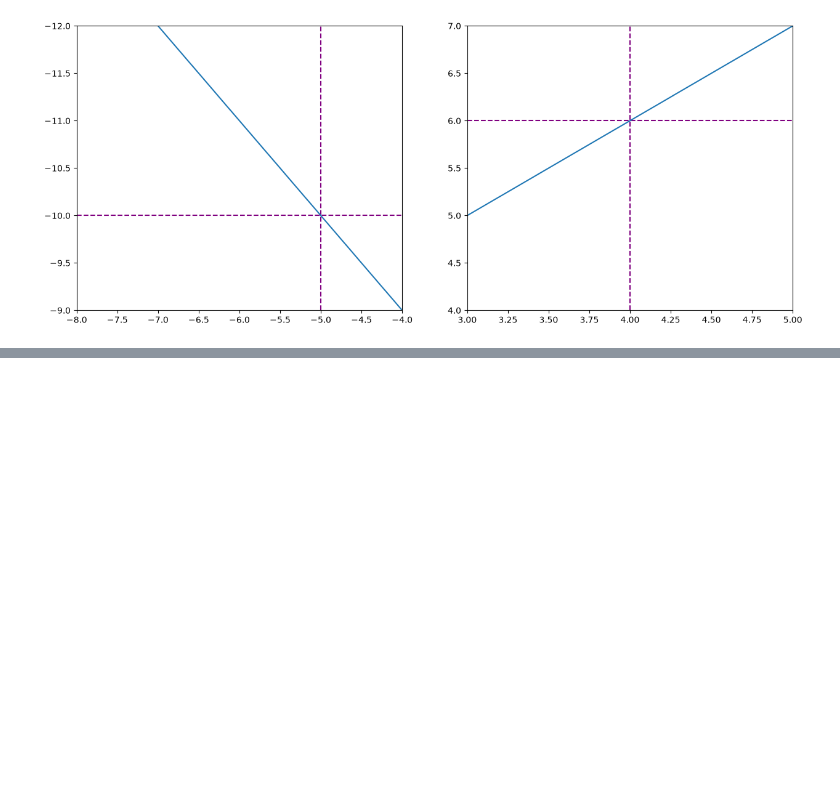
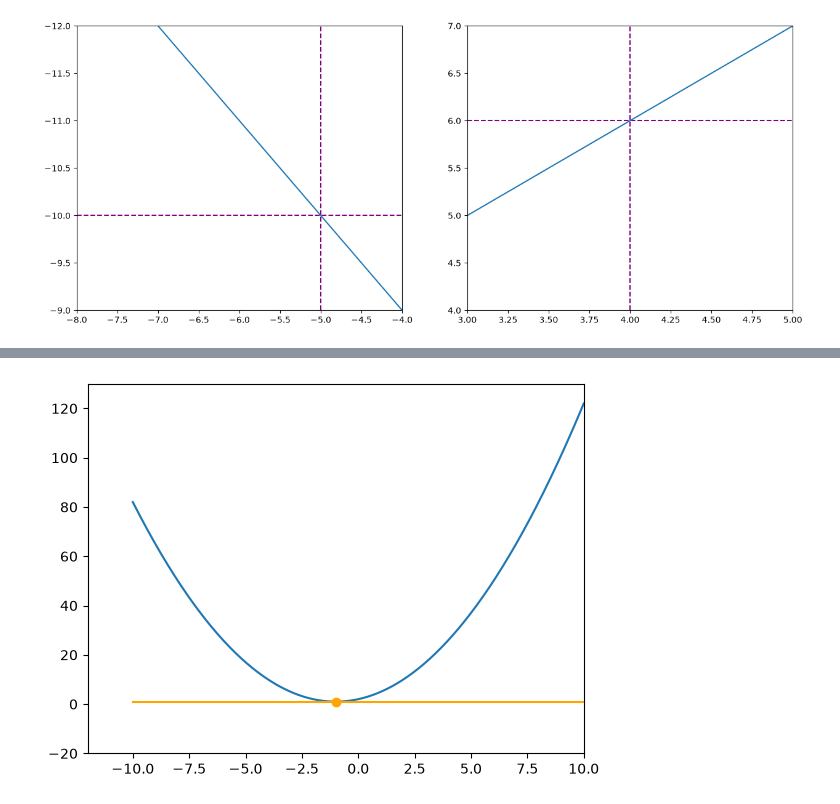
Before and after one commit to dhanushnatra/ML-Learning, a Jupyter notebook: calulus_limits.ipynb, the cells around one changed output, grey strips where cells are left out. Saved outputs shown, nothing was run; the diff lists cells and outputs as text; code cells hidden in the pictures; blank space fills up the shorter version.

```diff
--- a/calulus_limits.ipynb
+++ b/calulus_limits.ipynb
@@ -132,0 +147,9 @@ ax[1].plot(x,lim_2(x),color="C0")
+# %%
+def f(x_):
+    return x_**2 + 2*x_ + 2
+
+y=f(x)
+
+fig,ax = plt.subplots()
+
+_=ax.plot(x,y)
@@ -132,0 +158,24 @@ ax[1].plot(x,lim_2(x),color="C0")
+# %%
+x1 = -1
+
+delta_x=0.0000001
+
+x2 = x1+delta_x
+
+y2 = f(x2)
+y1=f(x1)
+
+m = (y2 - y1 )/ delta_x
+
+b =y1- m*x1
+
+y_tan_line = m*x + b
+
+fig,ax = plt.subplots()
+plt.scatter(x=x1,y=y1,c="orange",zorder=3)
+plt.plot(x,y_tan_line,c="orange",zorder=3)
+ax.set_xlim([-12,10])
+ax.set_ylim([-20,130])
+_=ax.plot(x,y)
+# %% [output]
+[figure, added]
```
Also changed, not shown: parts of 5 cells of this notebook, 1 other file.
